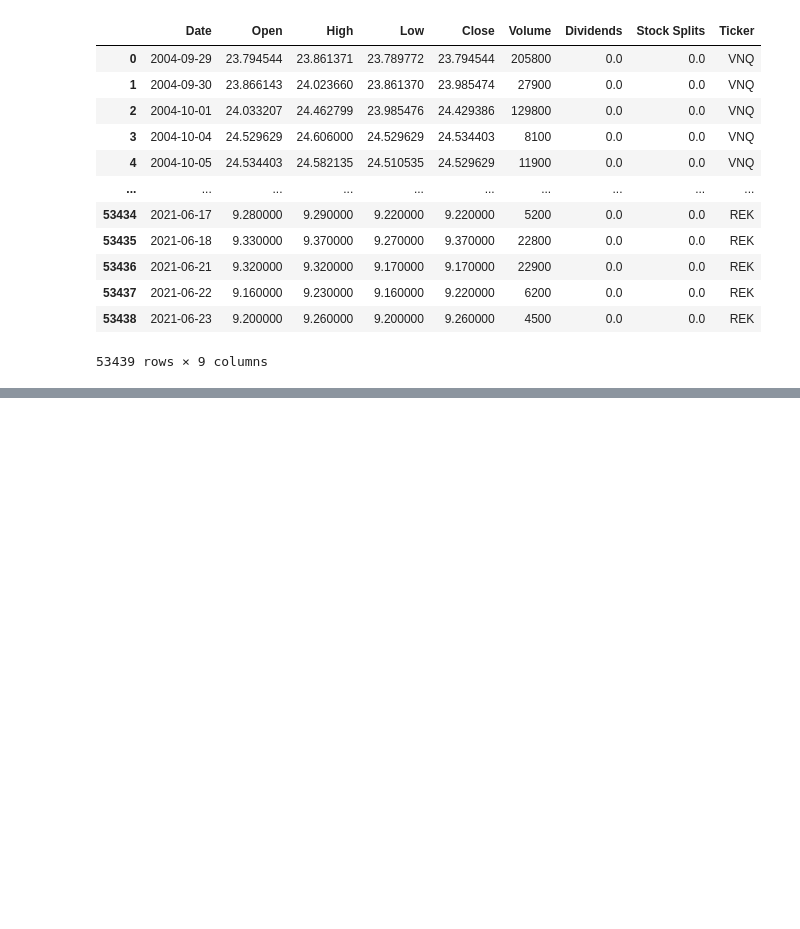
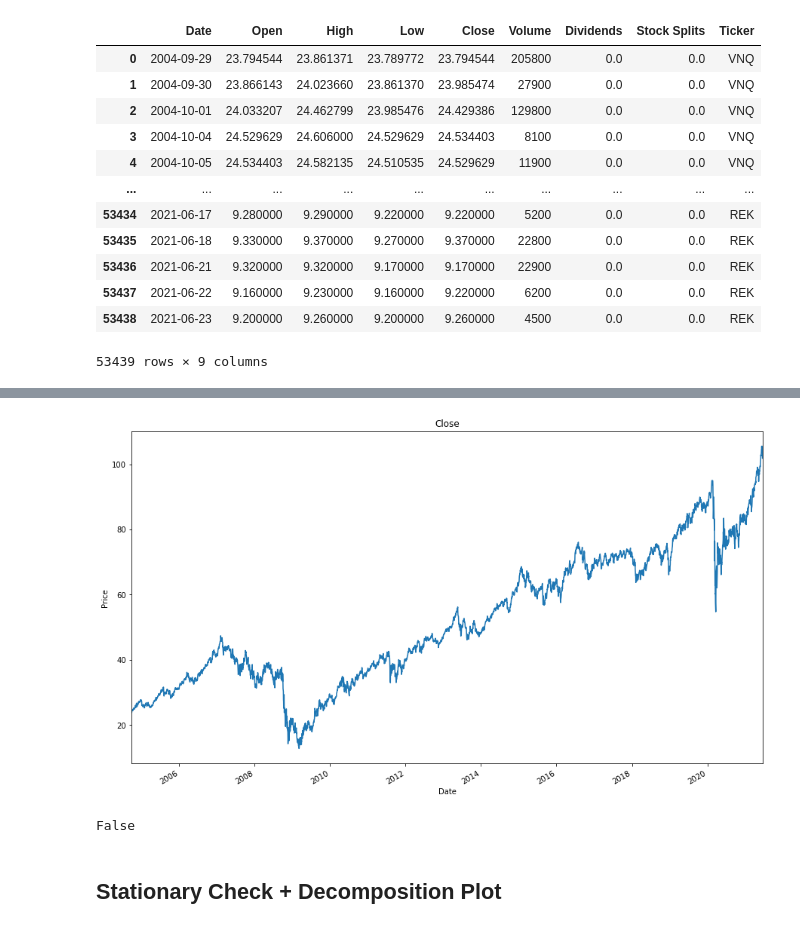
Before and after one commit to jingyunw/Capstone_Project, a Jupyter notebook: ARIMA.ipynb, the cells around one changed output, grey strips where cells are left out. Drawn from its saved outputs; the diff is of its cells as text; code cells hidden in the pictures; blank space fills up the shorter version.

```diff
--- a/ARIMA.ipynb
+++ b/ARIMA.ipynb
@@ -25,0 +63,5 @@ data['Ticker'].nunique()
+# %%
+vnq = data.loc[data['Ticker'] == "VNQ"]
+display(vnq)
+display(vnq.shape)
+display(vnq.info())
@@ -25,0 +100,11 @@ data['Ticker'].nunique()
+# %%
+# Convert Date column to datetime64 type
+vnq['Date'] = pd.to_datetime(vnq['Date'])
+
+# Set index to a datetime index
+vnq.set_index('Date', inplace=True)
+
+# Check
+display(vnq.head())
+
+print(vnq.index.inferred_type == "datetime64")
@@ -25,0 +120,19 @@ data['Ticker'].nunique()
+# %%
+def visualize_time_series(TS):
+    TS.plot(figsize=(15,9))
+    plt.title("Close")
+    plt.ylabel("Price")
+    plt.show()
+# %%
+visualize_time_series(vnq['Close'])
+# %% [output]
+[figure, added]
+# %%
+# Check for null value
+vnq.isna().any().any()
+
+# vnq.loc[vnq['Close'].isna() == True]
+# %% [output]
+False
+# %% [markdown]
+## Stationary Check + Decomposition Plot
```
Also changed, not shown: parts of 27 cells of this notebook, 2 other files.
